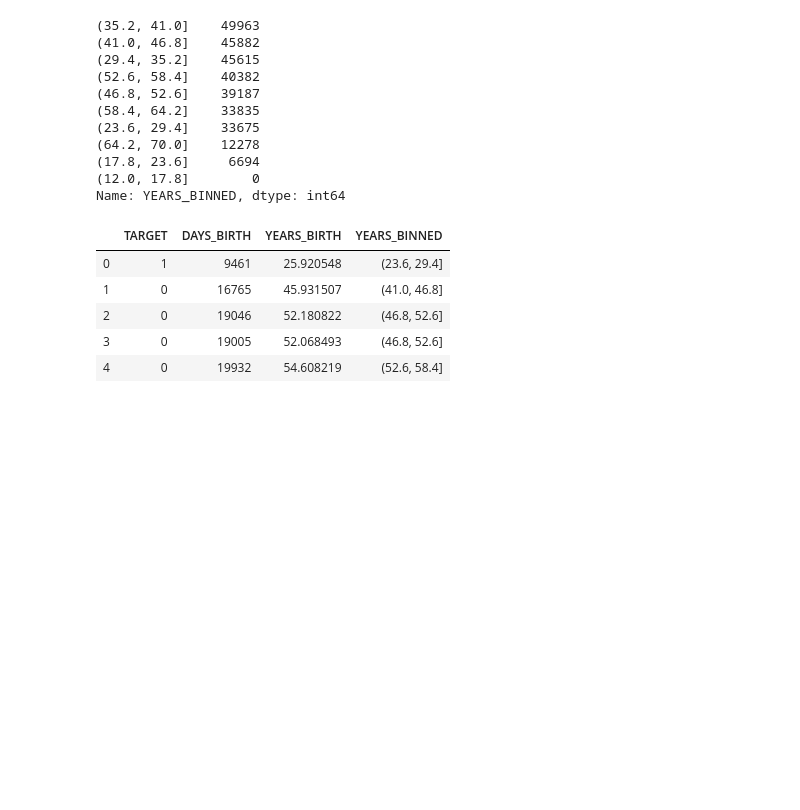
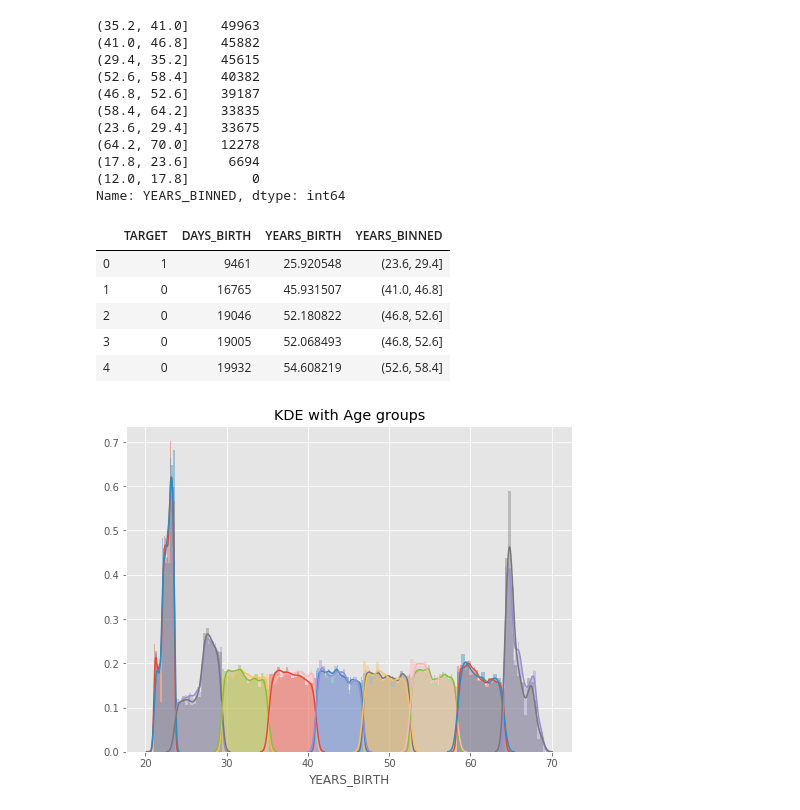
Before and after one commit to reyna168/ML100Days, a Jupyter notebook: Day_016_HW.ipynb, the cells around one changed output. Saved outputs shown, nothing was run; the diff lists cells and outputs as text; code cells hidden in the pictures; blank space fills up the shorter version.

```diff
--- a/Day_016_HW.ipynb
+++ b/Day_016_HW.ipynb
@@ -55,7 +55,7 @@ age_data['YEARS_BIRTH'] = age_data['DAYS_BIRTH'] / 365 # day-age to year-age
 """
 Your Code Here
 """
-bin_cut =  np.linspace(12,70,11)
+bin_cut =  np.linspace(12,70,num = 11)
 age_data['YEARS_BINNED'] = pd.cut(age_data['YEARS_BIRTH'], bins = bin_cut)
 
 # 顯示不同組的數量
@@ -82,19 +82,21 @@ Name: YEARS_BINNED, dtype: int64
 # %%
 # 繪圖前先排序 / 分組
 """
 Your Code Here
 """
-year_group_sorted =
+year_group_sorted = np.sort(age_data['YEARS_BINNED'].unique())
 
 plt.figure(figsize=(8,6))
 for i in range(len(year_group_sorted)):
     sns.distplot(age_data.loc[(age_data['YEARS_BINNED'] == year_group_sorted[i]) & \
                               (age_data['TARGET'] == 0), 'YEARS_BIRTH'], label = str(year_group_sorted[i]))
 
     sns.distplot(age_data.loc[(age_data['YEARS_BINNED'] == year_group_sorted[i]) & \
                               (age_data['TARGET'] == 1), 'YEARS_BIRTH'], label = str(year_group_sorted[i]))
 plt.title('KDE with Age groups')
 plt.show()
+# %% [output]
+[figure, added]
 # %%
 # 計算每個年齡區間的 Target、DAYS_BIRTH與 YEARS_BIRTH 的平均值
 age_groups  = age_data.groupby('YEARS_BINNED').mean()
```
Also changed, not shown: parts of 2 cells of this notebook.
